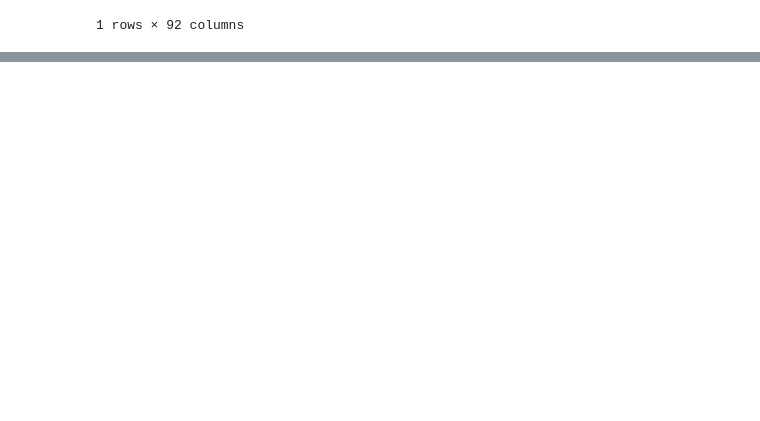
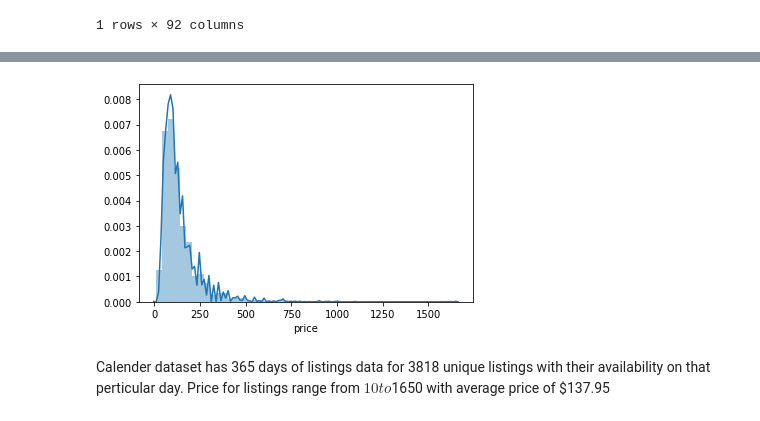
Before and after one commit to SachinSShinde/Airbnb-Seattle, a Jupyter notebook: Seattle_Data_Exploration.ipynb, the cells around one changed output, grey strips where cells are left out. Cells and saved outputs as stored; diff of their text form; code cells hidden in the pictures; blank space fills up the shorter version.

Commit message:
Seattle data exploration: Exploring Data,Calendar dataset

```diff
--- a/Seattle_Data_Exploration.ipynb
+++ b/Seattle_Data_Exploration.ipynb
@@ -570,0 +628,5 @@ df_listings[df_listings.id == 7421966]
+# %%
+# Updateing Price to convert to int format
+df_calendar['price'] = df_calendar['price'].str.replace(',', '')
+df_calendar['price'] = df_calendar['price'].str.replace('$', '')
+df_calendar['price'] = df_calendar['price'].astype(float)
@@ -570,0 +646,7 @@ df_listings[df_listings.id == 7421966]
+# %%
+# Checking price distribution
+sns.distplot(df_calendar.price);
+# %% [output]
+[figure, added]
+# %% [markdown]
+Calender dataset has 365 days of listings data for 3818 unique listings with their availability on that perticular day. Price for listings range from $10 to $1650 with average price of $137.95
```
Also changed, not shown: parts of 9 cells of this notebook.
